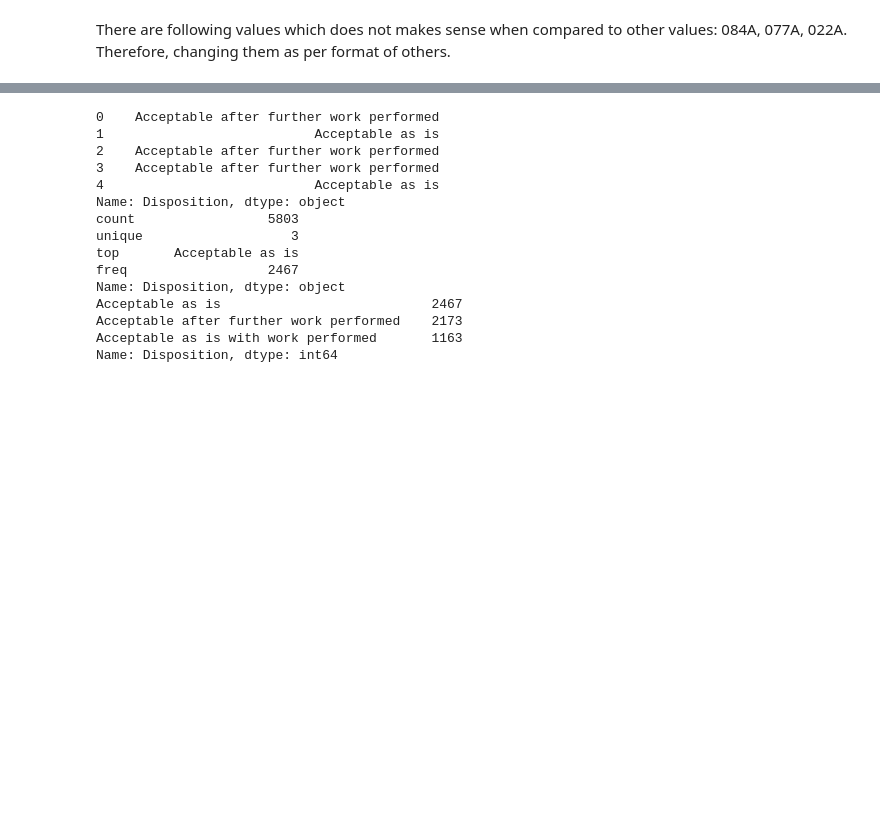
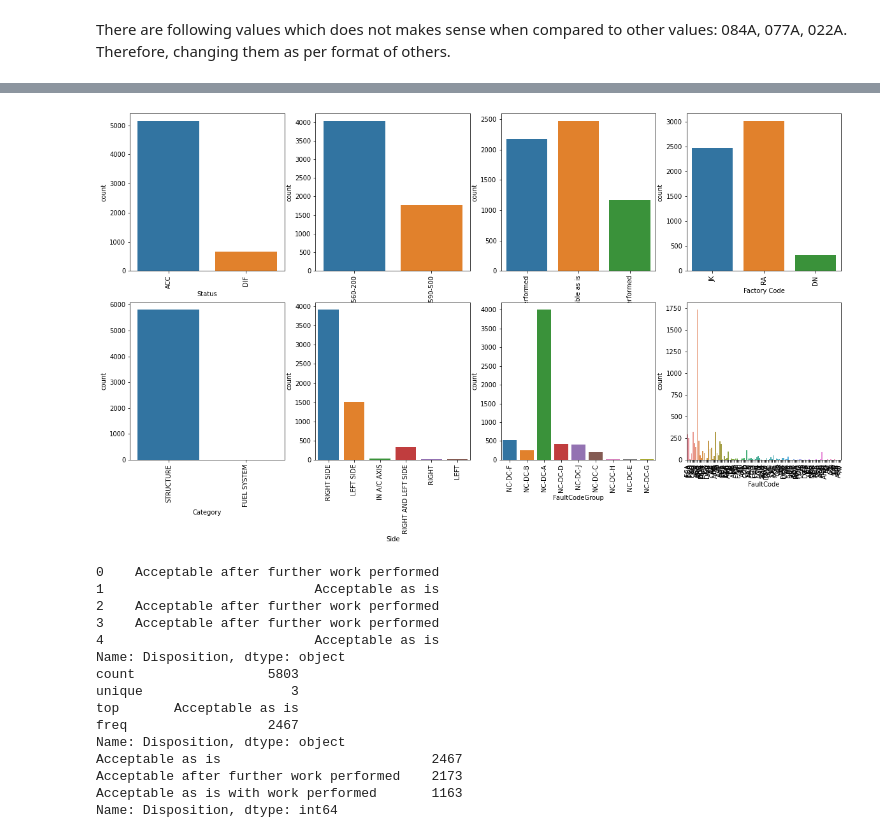
Before and after one commit to solharsh/Experimenting_ML, a Jupyter notebook: Fault_Detection_Analysis_ML.ipynb, the cells around one changed output, grey strips where cells are left out. Cells and saved outputs as stored; diff of their text form; code cells hidden in the pictures; blank space fills up the shorter version.

```diff
--- a/Fault_Detection_Analysis_ML.ipynb
+++ b/Fault_Detection_Analysis_ML.ipynb
@@ -417,6 +459,21 @@ df.head()
 | 2 | ACC | 434 | K590-500 | Acceptable after further work per... | RA | STRUCTURE | RIGHT SIDE | NC-DC-F | ... |
 | 3 | ACC | 0 | K590-500 | Acceptable after further work per... | DN | STRUCTURE | RIGHT SIDE | NC-DC-F | ... |
 | 4 | ACC | 447 | K560-200 | Acceptable as is | JK | STRUCTURE | RIGHT SIDE | NC-DC-A | ... |
+# %%
+categorical = [
+  'Status', 'ProductType', 'Disposition', 'Factory Code', 'Category',
+       'Side', 'FaultCodeGroup', 'FaultCode',
+       'FaultCodeDescription', 'CauseCodeGroup', 'CauseCode',
+       'CauseCodeDescription'
+]
+# %%
+fig, ax = plt.subplots(2, 4, figsize=(20, 10))
+for variable, subplot in zip(categorical, ax.flatten()):
+    sns.countplot(df[variable], ax=subplot)
+    for label in subplot.get_xticklabels():
+        label.set_rotation(90)
+# %% [output]
+[figure, added]
 # %%
 check_stats('Disposition')
 # %% [output]
```
Also changed, not shown: parts of 35 cells of this notebook.
